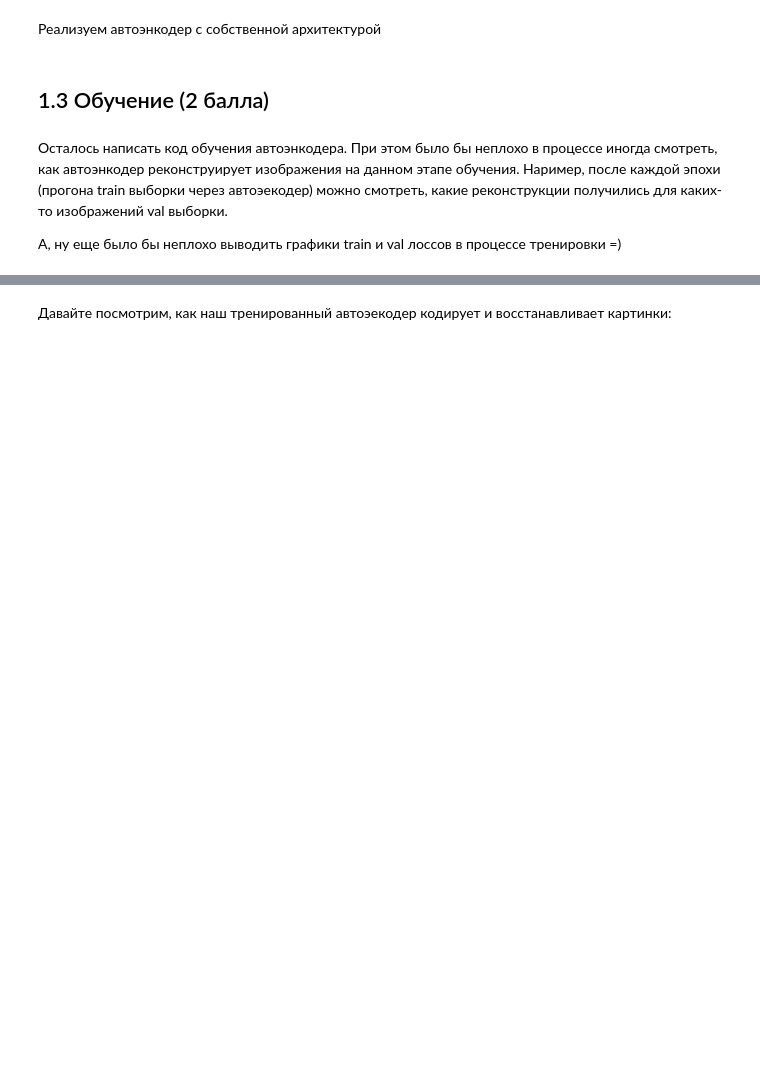
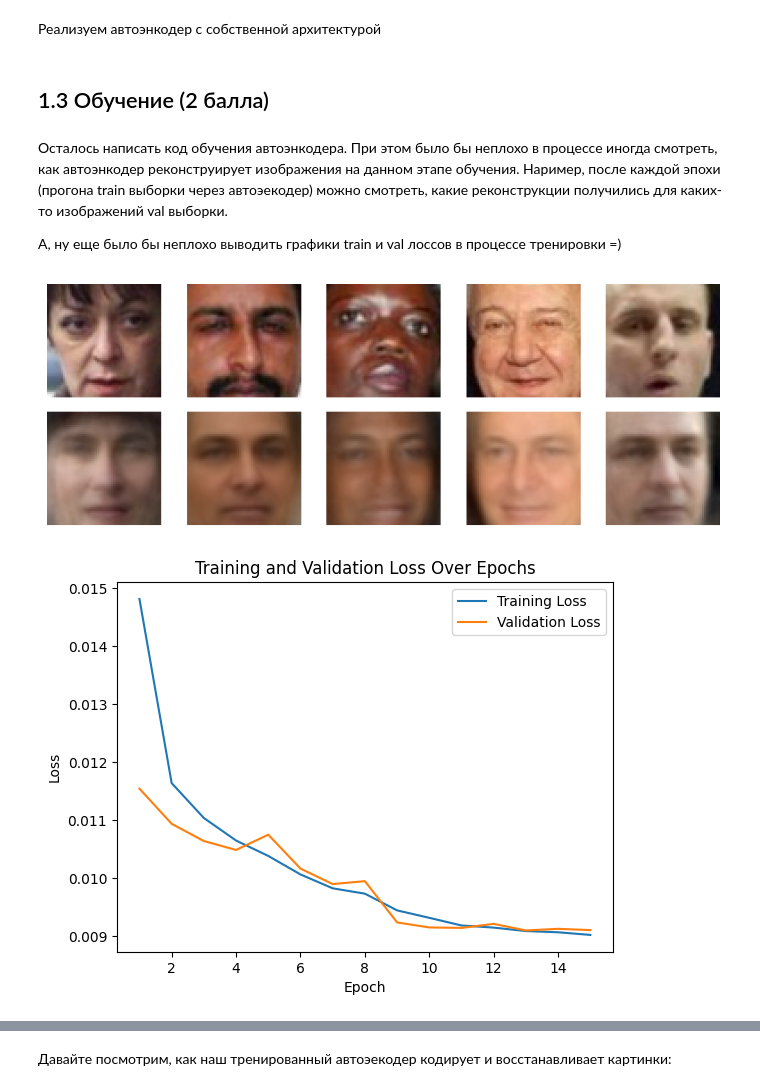
Before and after one commit to stepan-zykov/DLS, a Jupyter notebook: AutoEncoder/HW_stepan_zykov_ipynb".ipynb, the cells around one changed output, grey strips where cells are left out. Saved outputs shown, nothing was run; the diff lists cells and outputs as text; code cells hidden in the pictures; blank space fills up the shorter version.

```diff
--- a/AutoEncoder/HW_stepan_zykov_ipynb".ipynb
+++ b/AutoEncoder/HW_stepan_zykov_ipynb".ipynb
@@ -159,0 +212,44 @@ optimizer = torch.optim.Adam(autoencoder.parameters(), lr=0.001)
+# %%
+def train(model, optimizer, loss_fn, train_loader, val_loader, n_epochs=10):
+    device = 'cuda:0' if torch.cuda.is_available() else 'cpu'
+    model = model.to(device)
+    train_losses, val_losses = [], []
+
+    for epoch in tqdm_notebook(range(n_epochs)):
+        model.train()
+        train_losses_per_epoch = []
+        for i, X_batch in enumerate(train_loader):
+            X_batch = X_batch.float().to(device)
+            optimizer.zero_grad()
+            latent, reconstructed = model(X_batch)
+            loss = loss_fn(reconstructed, X_batch.view(-1, 64*64*3))
+            loss.backward()
+            optimizer.step()
+            train_losses_per_epoch.append(loss.item())
+
+        train_losses.append(np.mean(train_losses_per_epoch))
+
+        model.eval()
+        val_losses_per_epoch = []
+        with torch.no_grad():
+          for X_batch in val_loader:
+              X_batch = X_batch.float().to(device)
+              latent, reconstructed = model(X_batch)
+              loss = loss_fn(reconstructed, X_batch.view(-1, 64*64*3))
+              val_losses_per_epoch.append(loss.item())
+
+        val_losses.append(np.mean(val_losses_per_epoch))
+
+        display.clear_output(wait=True) # clear previous output
+        compare_pictures(X_batch, reconstructed)
+        losses_chart(train_losses, val_losses)
+        print(f"Epoch [{epoch + 1}/{n_epochs}],",
+              f"\nTraining loss: {np.mean(train_losses_per_epoch):.4f},",
+              f"\nValidation loss: {np.mean(val_losses_per_epoch):.4f}")
+
+    return train_losses, val_losses
+# %%
+train_losses, val_losses = train(autoencoder, optimizer, criterion, train_loader, val_loader, n_epochs=15)
+# %% [output]
+[figure, added]
+[figure, added]
```
Also changed, not shown: parts of 21 cells of this notebook.
